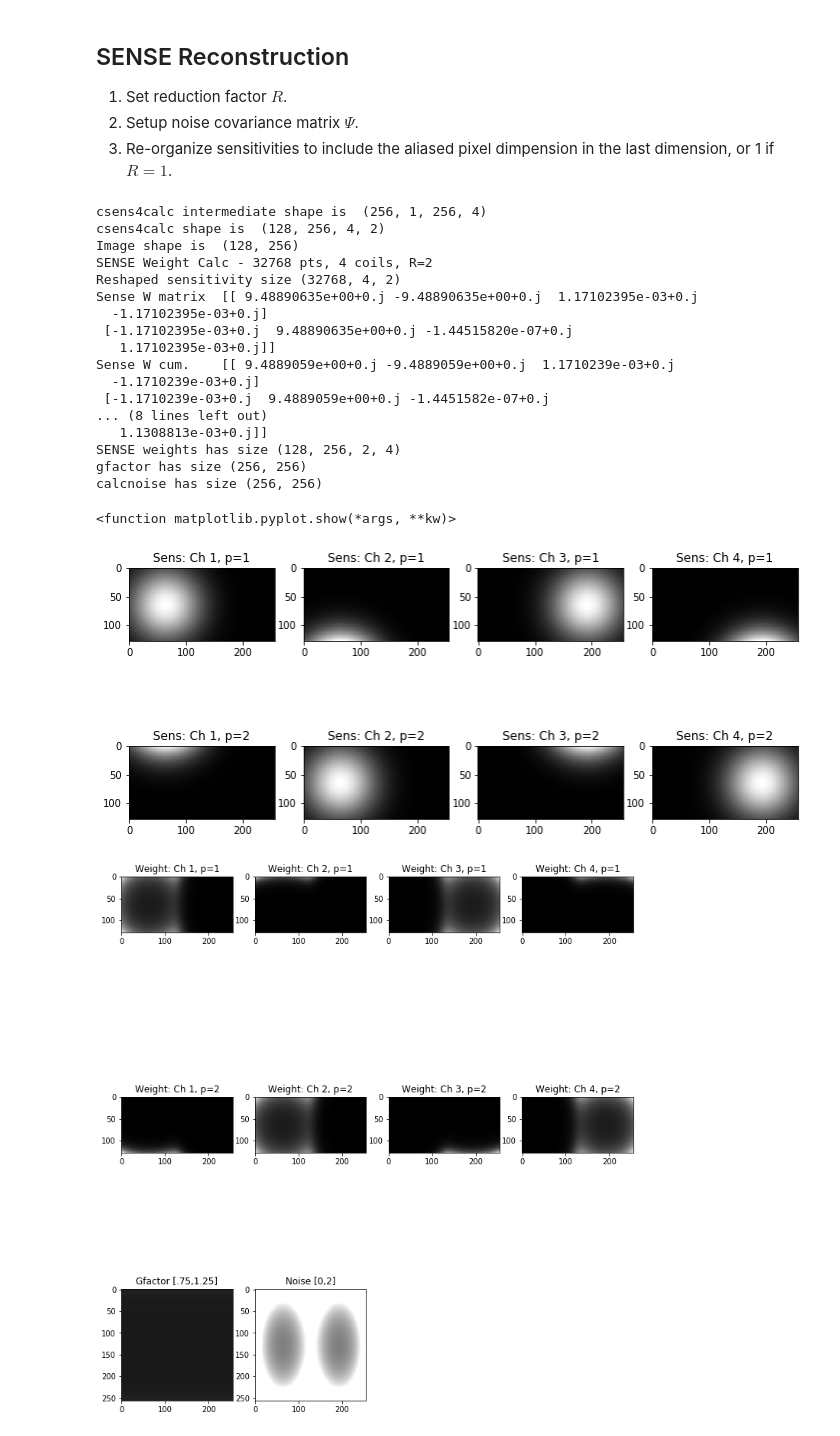
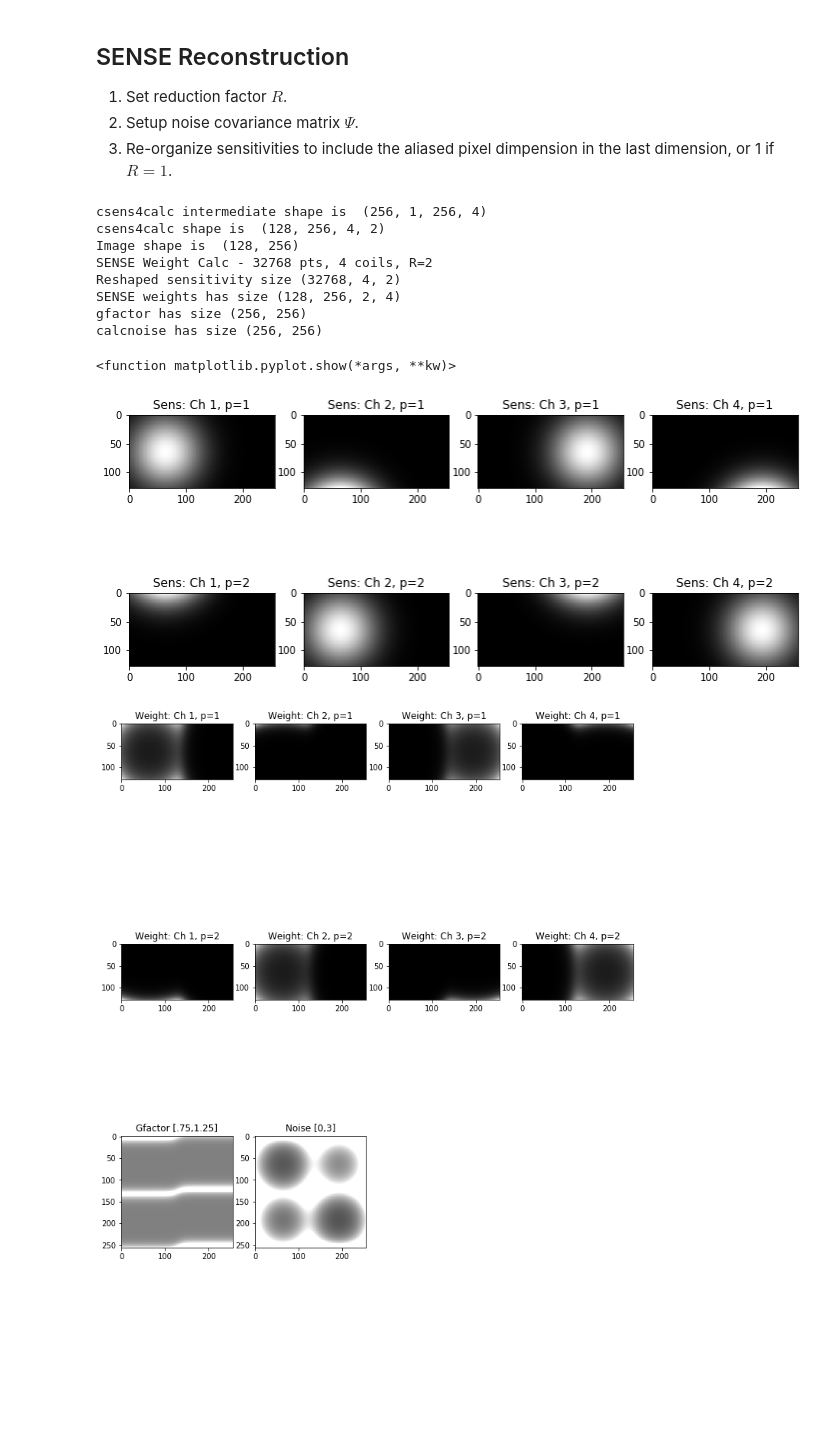
Before and after one commit to mribri999/MRSignalsSeqs, a Jupyter notebook: Python/Rad 229 Multichannel Image Reconstruction with Noise.ipynb, the cells around one changed output. Saved outputs shown, nothing was run; the diff lists cells and outputs as text; code cells hidden in the pictures; blank space fills up the shorter version.

```diff
--- a/Python/Rad 229 Multichannel Image Reconstruction with Noise.ipynb
+++ b/Python/Rad 229 Multichannel Image Reconstruction with Noise.ipynb
@@ -35,9 +35,10 @@ plt.show
 csens = np.zeros((Ny,Nx,Nc),dtype='complex64')
 cx = np.array([0.25,0.75,0.25,0.75])
 cy = np.array([0.25,0.25,0.75,0.75])
+csc= np.array([1.2, 0.9, 0.75, 1.25])
 
 for c in range(0,Nc):
-  csens[:,:,c] = mrs.gaussian(x,Nx*cx[c],Nx/(1.5*Nc),y,Ny*cy[c],Ny/(1.5*Nc))
+  csens[:,:,c] = csc[c]*mrs.gaussian(x,Nx*cx[c],Nx/(1.5*Nc),y,Ny*cy[c],Ny/(1.5*Nc))
 
 csens = csens / np.max(csens[:])
 
@@ -101,48 +102,39 @@ if (1==1):
 
 # -- Rearrange g-factor and noise matrices to display
 gfact = np.moveaxis(gfact,(0,1,2),(0,2,1))
-gfact = np.reshape(gfact,(Ny,Nx))
+gfact = np.reshape(gfact,(Ny,Nx),order='F')
 calcnoise = np.moveaxis(calcnoise,(0,1,2),(0,2,1))
-calcnoise = np.reshape(calcnoise,(Ny,Nx))
+calcnoise = np.reshape(calcnoise,(Ny,Nx),order='F')
 
 
 print("SENSE weights has size",W.shape)
 print("gfactor has size",gfact.shape)
 print("calcnoise has size",calcnoise.shape)
 
 plt.figure(figsize=(12.,5.0*(R+1)))
 for c in range(Nc):
     for r in range(R):
         plt.subplot(R+1,Nc,Nc*r+c+1)
         plotim = np.squeeze(abs(W[:,:,r,c]))
         plt.imshow(plotim,cmap='gray')
         tt = "Weight: Ch %d, p=%d" % (c+1,r+1)
         plt.title(tt)
 plt.subplot(R+1,Nc,R*Nc+1)
-plt.imshow(np.squeeze(gfact),cmap='gray',vmin=0.0,vmax=10.0)
+plt.imshow(np.squeeze(gfact),cmap='gray',vmin=0.75,vmax=1.25)
 plt.title('Gfactor [.75,1.25]')
 plt.subplot(R+1,Nc,R*Nc+2)
-plt.imshow(np.squeeze(calcnoise),cmap='gray',vmin=0.0,vmax=2.0)
-plt.title('Noise [0,2]')
+plt.imshow(np.squeeze(calcnoise),cmap='gray',vmin=0.0,vmax=3.0)
+plt.title('Noise [0,3]')
 plt.show
 # %% [output]
 csens4calc intermediate shape is  (256, 1, 256, 4)
 csens4calc shape is  (128, 256, 4, 2)
 Image shape is  (128, 256)
 SENSE Weight Calc - 32768 pts, 4 coils, R=2
 Reshaped sensitivity size (32768, 4, 2)
-Sense W matrix  [[ 9.48890635e+00+0.j -9.48890635e+00+0.j  1.17102395e-03+0.j
-  -1.17102395e-03+0.j]
- [-1.17102395e-03+0.j  9.48890635e+00+0.j -1.44515820e-07+0.j
-   1.17102395e-03+0.j]]
-Sense W cum.    [[ 9.4889059e+00+0.j -9.4889059e+00+0.j  1.1710239e-03+0.j
-  -1.1710239e-03+0.j]
- [-1.1710239e-03+0.j  9.4889059e+00+0.j -1.4451582e-07+0.j
-... (8 lines left out)
-   1.1308813e-03+0.j]]
 SENSE weights has size (128, 256, 2, 4)
 gfactor has size (256, 256)
 calcnoise has size (256, 256)
 <function matplotlib.pyplot.show(*args, **kw)>
 [figure]
-[figure, old version]
+[figure, new version]
```
Also changed, not shown: parts of 1 cell of this notebook.
